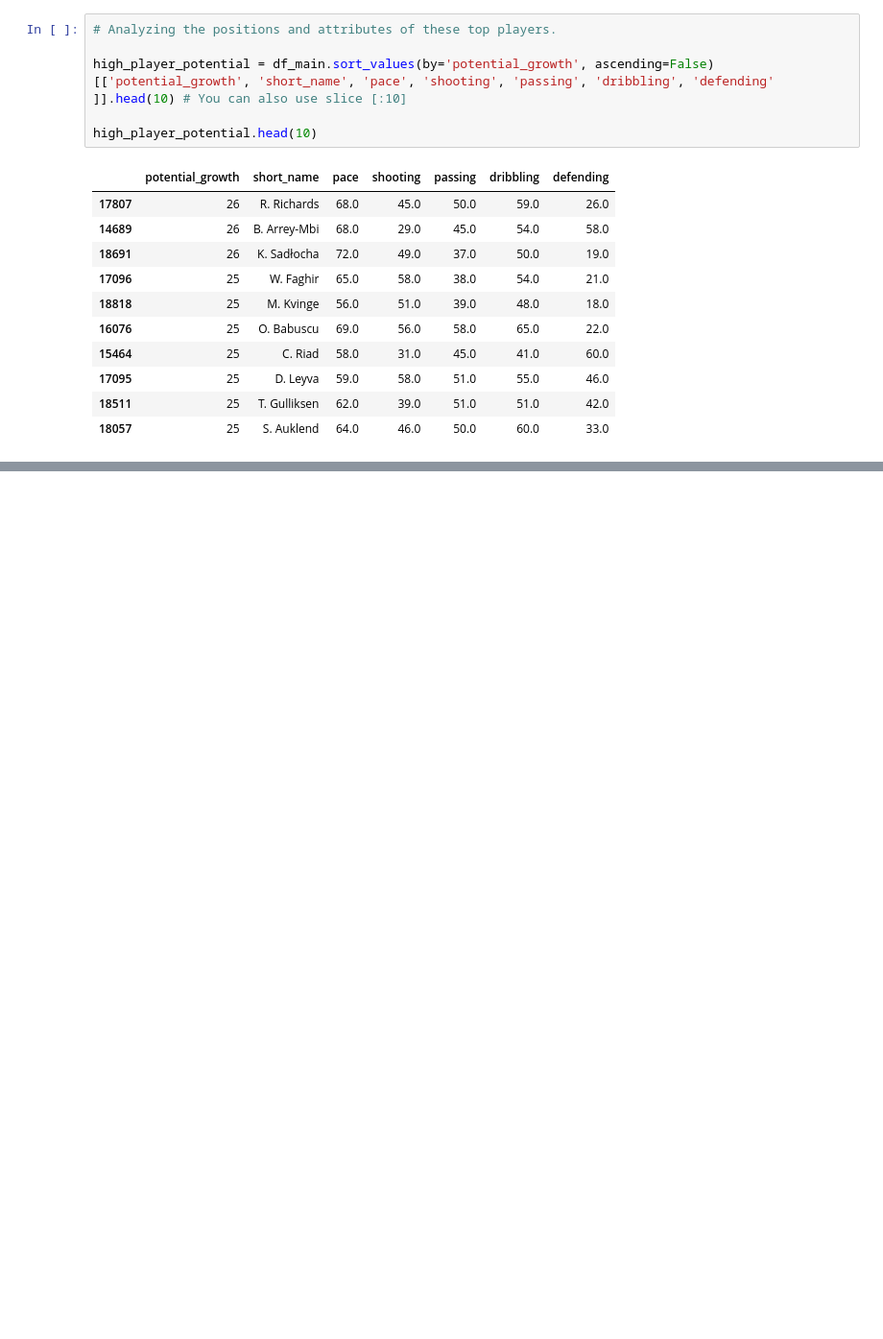
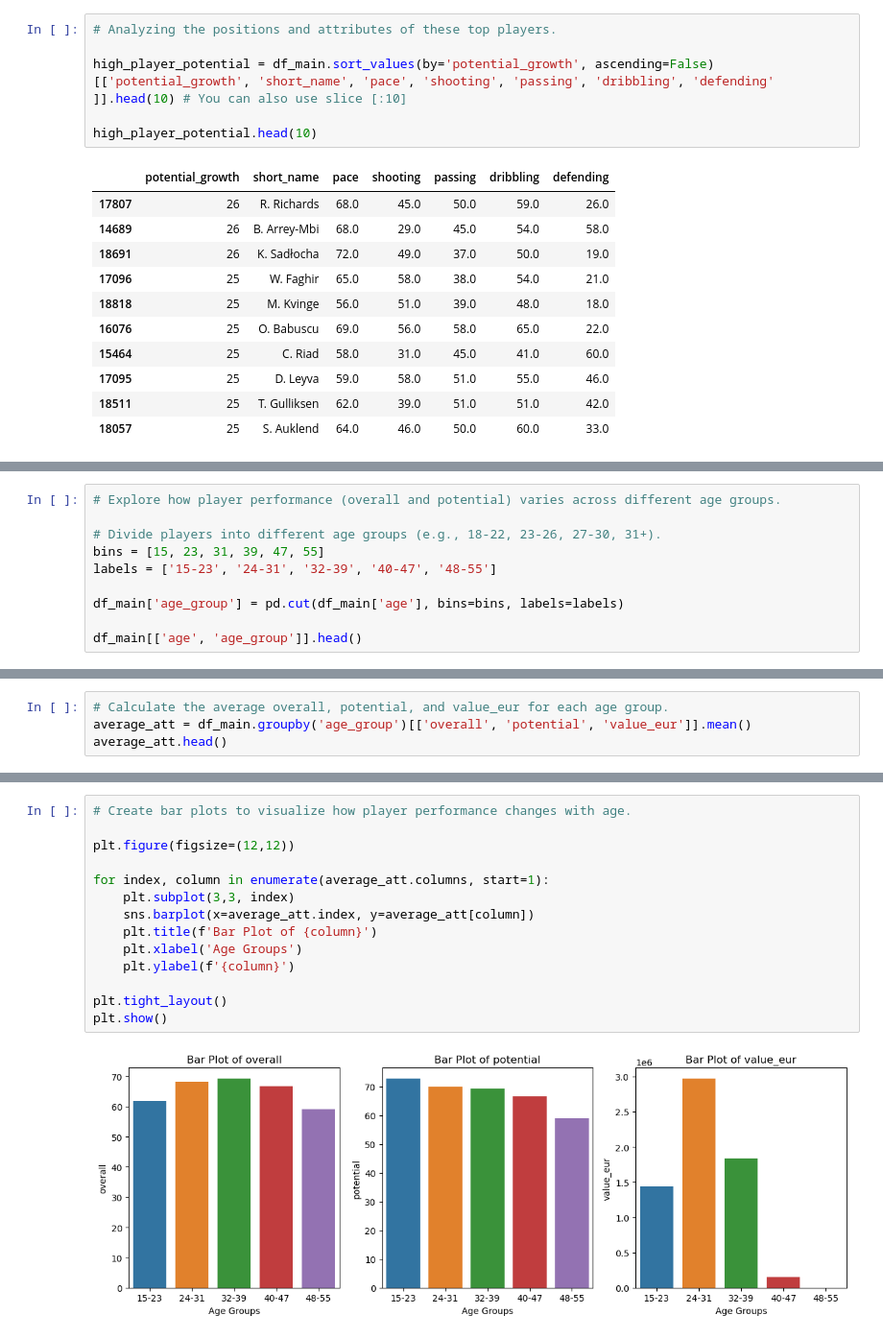
Before and after one commit to usmanumar97/FIFA21-EDA-Data-Analysis-Python, a Jupyter notebook: Fifa.ipynb, the cells around one changed output, grey strips where cells are left out. Shown at 96% size. Cells and saved outputs as stored; diff of their text form; blank space fills up the shorter version.

Commit message:
Updated FIFA notebook with new visualizations

```diff
--- a/Fifa.ipynb
+++ b/Fifa.ipynb
@@ -834,0 +822,10 @@ high_player_potential.head(10)
+# %%
+# Explore how player performance (overall and potential) varies across different age groups.
+
+# Divide players into different age groups (e.g., 18-22, 23-26, 27-30, 31+).
+bins = [15, 23, 31, 39, 47, 55]
+labels = ['15-23', '24-31', '32-39', '40-47', '48-55']
+
+df_main['age_group'] = pd.cut(df_main['age'], bins=bins, labels=labels)
+
+df_main[['age', 'age_group']].head()
@@ -834,0 +839,4 @@ high_player_potential.head(10)
+# %%
+# Calculate the average overall, potential, and value_eur for each age group.
+average_att = df_main.groupby('age_group')[['overall', 'potential', 'value_eur']].mean()
+average_att.head()
@@ -834,0 +851,16 @@ high_player_potential.head(10)
+# %%
+# Create bar plots to visualize how player performance changes with age.
+
+plt.figure(figsize=(12,12))
+
+for index, column in enumerate(average_att.columns, start=1):
+    plt.subplot(3,3, index)
+    sns.barplot(x=average_att.index, y=average_att[column])
+    plt.title(f'Bar Plot of {column}')
+    plt.xlabel('Age Groups')
+    plt.ylabel(f'{column}')
+
+plt.tight_layout()
+plt.show()
+# %% [output]
+[figure, added]
```
Also changed, not shown: parts of 8 cells of this notebook.
